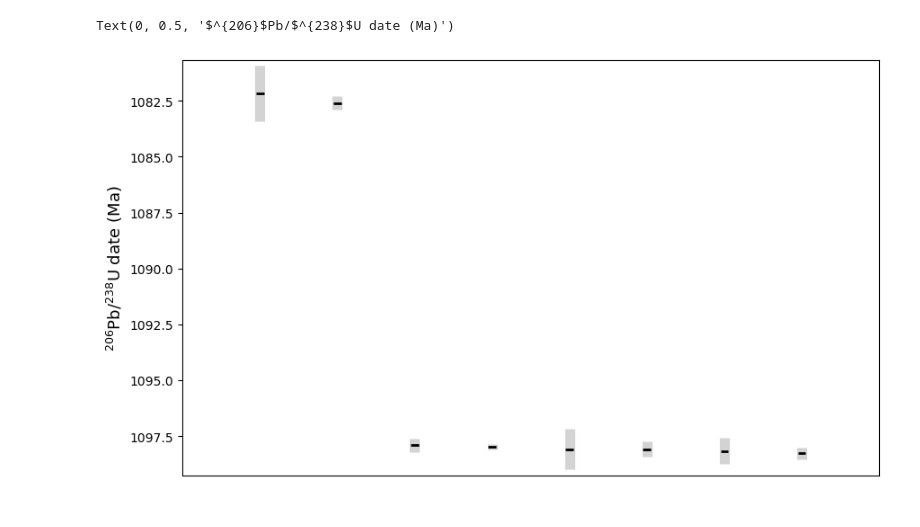
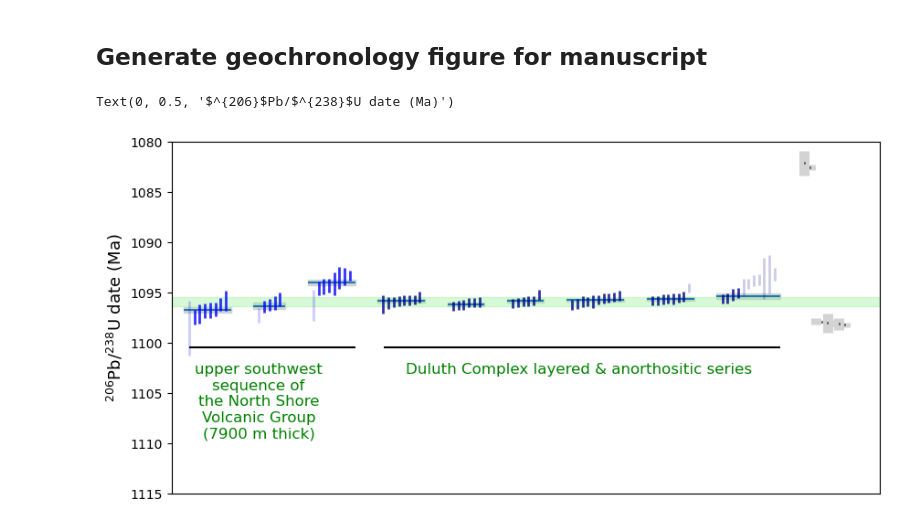
Before and after one commit to Swanson-Hysell-Group/2024_SWLLIP, a Jupyter notebook: code/SWLLIP_geochron.ipynb, the cells around one changed output. Saved outputs shown, nothing was run; the diff lists cells and outputs as text; code cells hidden in the pictures.

Commit message:
add MCR geochron data and update SWLLIP geochron notebook

```diff
--- a/code/SWLLIP_geochron.ipynb
+++ b/code/SWLLIP_geochron.ipynb
@@ -9,0 +326,13 @@ import pandas as pd
+# %%
+MCR_geochron = pd.DataFrame({'labels': labels,
+                      'polarity_colors' : colors,
+                      'U_Pb_zircon_dates': U_Pb_zircon_dates,
+                      'U_Pb_zircon_2sigmas': U_Pb_zircon_2sigmas,
+                      'U_Pb_zircon_include': U_Pb_zircon_include,
+                      'U_Pb_sample_mean': U_Pb_sample_means,
+                      'U_Pb_sample_2sigma': U_Pb_sample_2sigmas})
+
+# MCR_geochron.to_csv('./code_output/compiled_geochron.csv')
+# geochron_data = pd.read_csv('./code_output/compiled_geochron.csv')
+geochron_data = MCR_geochron
+geochron_data
@@ -28,27 +399,50 @@ Mohr2023a_data
+# %% [markdown]
+## Generate geochronology figure for manuscript
 # %%
-plt.figure(figsize=(10,6))
 sample_width = 1
 
+fig, ax, x_positions = plot_dates(MCR_geochron.U_Pb_zircon_dates, MCR_geochron.U_Pb_zircon_2sigmas,
+                                  MCR_geochron.U_Pb_zircon_include,
+                                  MCR_geochron.U_Pb_sample_mean, MCR_geochron.U_Pb_sample_2sigma,
+                                  colors, labels, legend=False, figsize=(10,5), lineweight=2)
+
+# add Duluth Complex duration bar
+rectangle = matplotlib.patches.Rectangle((0,1095.71 - 0.17),300, (1096.19 + 0.19)-(1095.71 - 0.17), color='lightgreen',alpha=0.35)
+ax.add_patch(rectangle)
+
+# add SWLLIP duration bar
+rectangle = matplotlib.patches.Rectangle((0,1095.71 - 0.17),300, (1096.19 + 0.19)-(1095.71 - 0.17), color='lightgreen',alpha=0.35)
+ax.add_patch(rectangle)
+
+plt.text(100, 1102, 'Duluth Complex layered & anorthositic series', color='green' ,fontsize=12,
+        verticalalignment='top',horizontalalignment='right')
+plt.hlines(1100.5,x_positions[2]+5,x_positions[8], color='k')
+
+plt.text(15,1102,'upper southwest\nsequence of\nthe North Shore\nVolcanic Group\n(7900 m thick)',verticalalignment='top',
+         horizontalalignment='center',fontsize=12, color='green')
+plt.hlines(1100.5,3,x_positions[2], color='k')
+
+
 for i in range(len(Mohr2023a_data)):
-    current_x = i+1
+    current_x = (i+5+int(x_positions[-1]))
     this_mean_age = Mohr2023a_data['206Pb/238U age (Ma)'][i]
     this_2_sigma = Mohr2023a_data['2_sigma'][i]
     this_age_lower = this_mean_age - this_2_sigma
     this_age_upper = this_mean_age + this_2_sigma
     this_n = Mohr2023a_data['n'][i]
 
 
     plt.gca().vlines(current_x, this_mean_age-this_2_sigma, this_mean_age+this_2_sigma, color='lightgrey', lw=8)
 
     plt.gca().hlines(this_mean_age, xmin = current_x-.05, xmax = current_x+.05, color='k', lw=2)
 
-    # plt.axhline(this_mean_age, current_x-1, current_x+sample_width)
+    plt.axhline(this_mean_age, current_x-1, current_x+sample_width)
 
-plt.xlim(0, len(Mohr2023a_data)+1)
+plt.xlim(0, int(x_positions[-1])+len(Mohr2023a_data)+10)
 plt.xticks([])
-plt.ylim(Mohr2023a_data['206Pb/238U age (Ma)'].min()-1.5, Mohr2023a_data['206Pb/238U age (Ma)'].max()+1)
-plt.gca().invert_yaxis()
+plt.ylim(1115, 1080)
+# plt.gca().invert_yaxis()
 plt.ylabel('$^{206}$Pb/$^{238}$U date (Ma)',fontsize=13)
 # %% [output]
 Text(0, 0.5, '$^{206}$Pb/$^{238}$U date (Ma)')
-[figure, old version]
+[figure, new version]
```
Also changed, not shown: parts of 14 cells of this notebook, 5 other files.
